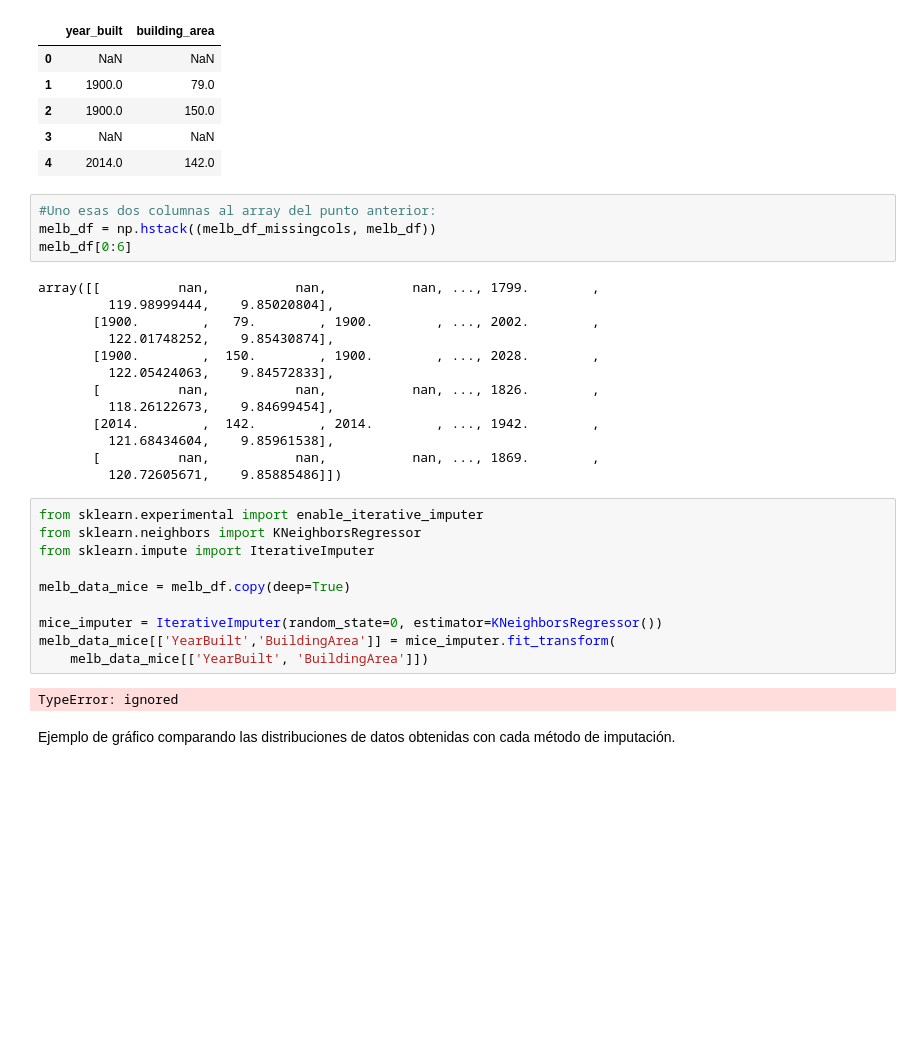
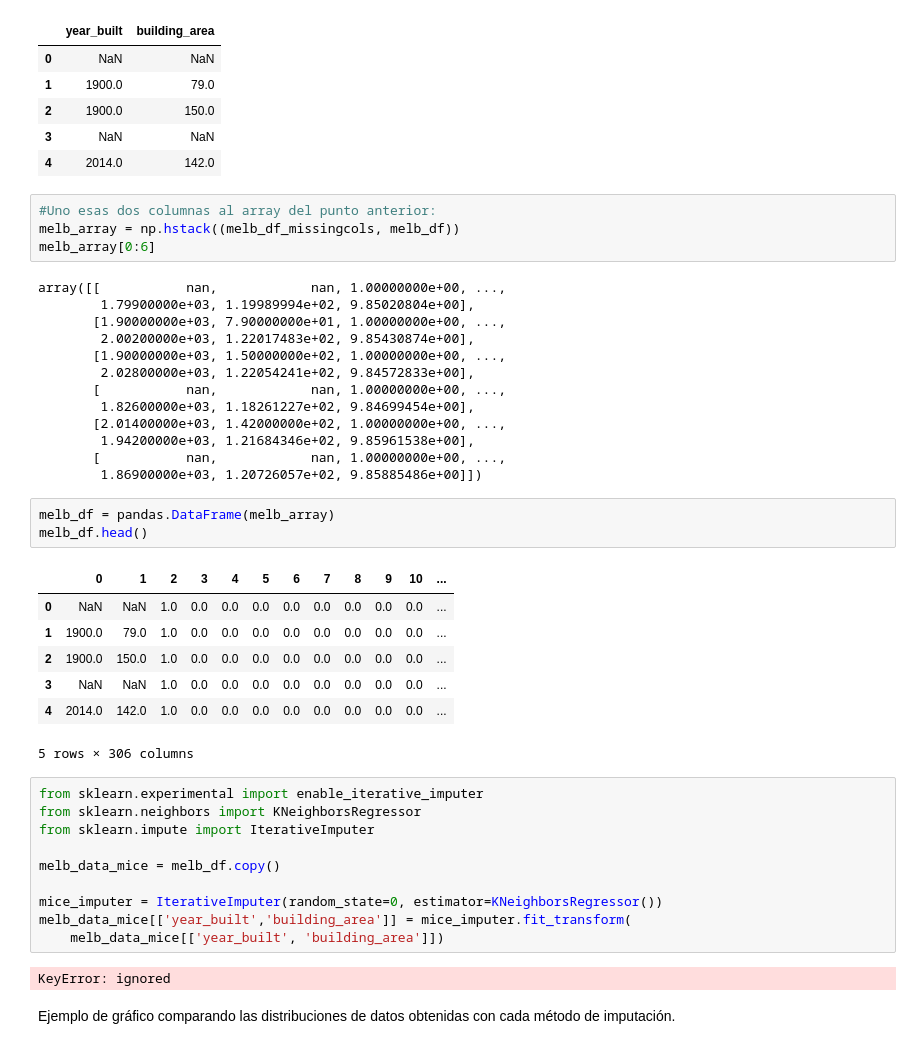
Before and after one commit to fnbellomo/DiploDatos2021, a Jupyter notebook: fnbellomo/DiploDatos2021/02_AnalisisYCuracion/Entregable_Parte_2.ipynb, the cells around one changed output. Cells and saved outputs as stored; diff of their text form; blank space fills up the shorter version.

```diff
--- a/fnbellomo/DiploDatos2021/02_AnalisisYCuracion/Entregable_Parte_2.ipynb
+++ b/fnbellomo/DiploDatos2021/02_AnalisisYCuracion/Entregable_Parte_2.ipynb
@@ -173,33 +173,44 @@ melb_df_missingcols.head()
 | 4 | 2014.0 | 142.0 |
 # %%
 #Uno esas dos columnas al array del punto anterior:
-melb_df = np.hstack((melb_df_missingcols, melb_df))
-melb_df[0:6]
+melb_array = np.hstack((melb_df_missingcols, melb_df))
+melb_array[0:6]
 # %% [output]
-array([[          nan,           nan,           nan, ..., 1799.        ,
-         119.98999444,    9.85020804],
-       [1900.        ,   79.        , 1900.        , ..., 2002.        ,
-         122.01748252,    9.85430874],
-       [1900.        ,  150.        , 1900.        , ..., 2028.        ,
-         122.05424063,    9.84572833],
-       [          nan,           nan,           nan, ..., 1826.        ,
-         118.26122673,    9.84699454],
-       [2014.        ,  142.        , 2014.        , ..., 1942.        ,
-         121.68434604,    9.85961538],
-       [          nan,           nan,           nan, ..., 1869.        ,
-         120.72605671,    9.85885486]])
+array([[           nan,            nan, 1.00000000e+00, ...,
+        1.79900000e+03, 1.19989994e+02, 9.85020804e+00],
+       [1.90000000e+03, 7.90000000e+01, 1.00000000e+00, ...,
+        2.00200000e+03, 1.22017483e+02, 9.85430874e+00],
+       [1.90000000e+03, 1.50000000e+02, 1.00000000e+00, ...,
+        2.02800000e+03, 1.22054241e+02, 9.84572833e+00],
+       [           nan,            nan, 1.00000000e+00, ...,
+        1.82600000e+03, 1.18261227e+02, 9.84699454e+00],
+       [2.01400000e+03, 1.42000000e+02, 1.00000000e+00, ...,
+        1.94200000e+03, 1.21684346e+02, 9.85961538e+00],
+       [           nan,            nan, 1.00000000e+00, ...,
+        1.86900000e+03, 1.20726057e+02, 9.85885486e+00]])
+# %%
+melb_df = pandas.DataFrame(melb_array)
+melb_df.head()
+# %% [output]
+|  | 0 | 1 | 2 | 3 | 4 | 5 | 6 | 7 | 8 | 9 | 10 | ... |
+| 0 | NaN | NaN | 1.0 | 0.0 | 0.0 | 0.0 | 0.0 | 0.0 | 0.0 | 0.0 | 0.0 | ... |
+| 1 | 1900.0 | 79.0 | 1.0 | 0.0 | 0.0 | 0.0 | 0.0 | 0.0 | 0.0 | 0.0 | 0.0 | ... |
+| 2 | 1900.0 | 150.0 | 1.0 | 0.0 | 0.0 | 0.0 | 0.0 | 0.0 | 0.0 | 0.0 | 0.0 | ... |
+| 3 | NaN | NaN | 1.0 | 0.0 | 0.0 | 0.0 | 0.0 | 0.0 | 0.0 | 0.0 | 0.0 | ... |
+| 4 | 2014.0 | 142.0 | 1.0 | 0.0 | 0.0 | 0.0 | 0.0 | 0.0 | 0.0 | 0.0 | 0.0 | ... |
+5 rows × 306 columns
 # %%
 from sklearn.experimental import enable_iterative_imputer
 from sklearn.neighbors import KNeighborsRegressor
 from sklearn.impute import IterativeImputer
 
-melb_data_mice = melb_df.copy(deep=True)
+melb_data_mice = melb_df.copy()
 
 mice_imputer = IterativeImputer(random_state=0, estimator=KNeighborsRegressor())
-melb_data_mice[['YearBuilt','BuildingArea']] = mice_imputer.fit_transform(
-    melb_data_mice[['YearBuilt', 'BuildingArea']])
+melb_data_mice[['year_built','building_area']] = mice_imputer.fit_transform(
+    melb_data_mice[['year_built', 'building_area']])
 # %% [output]
-TypeError: ignored
+KeyError: ignored
 # %% [markdown]
 Ejemplo de gráfico comparando las distribuciones de datos obtenidas con cada método de imputación.
 # %%
```
